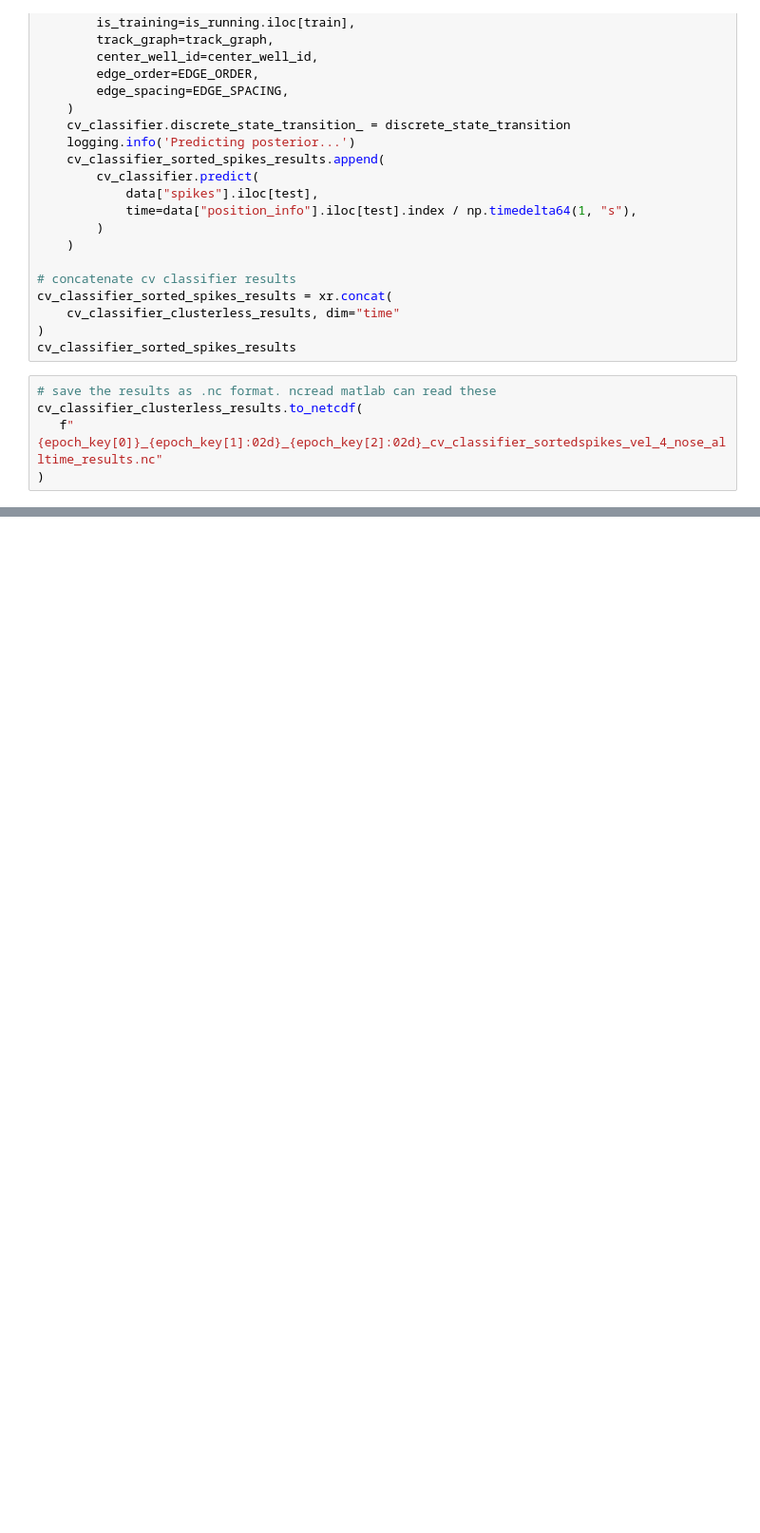
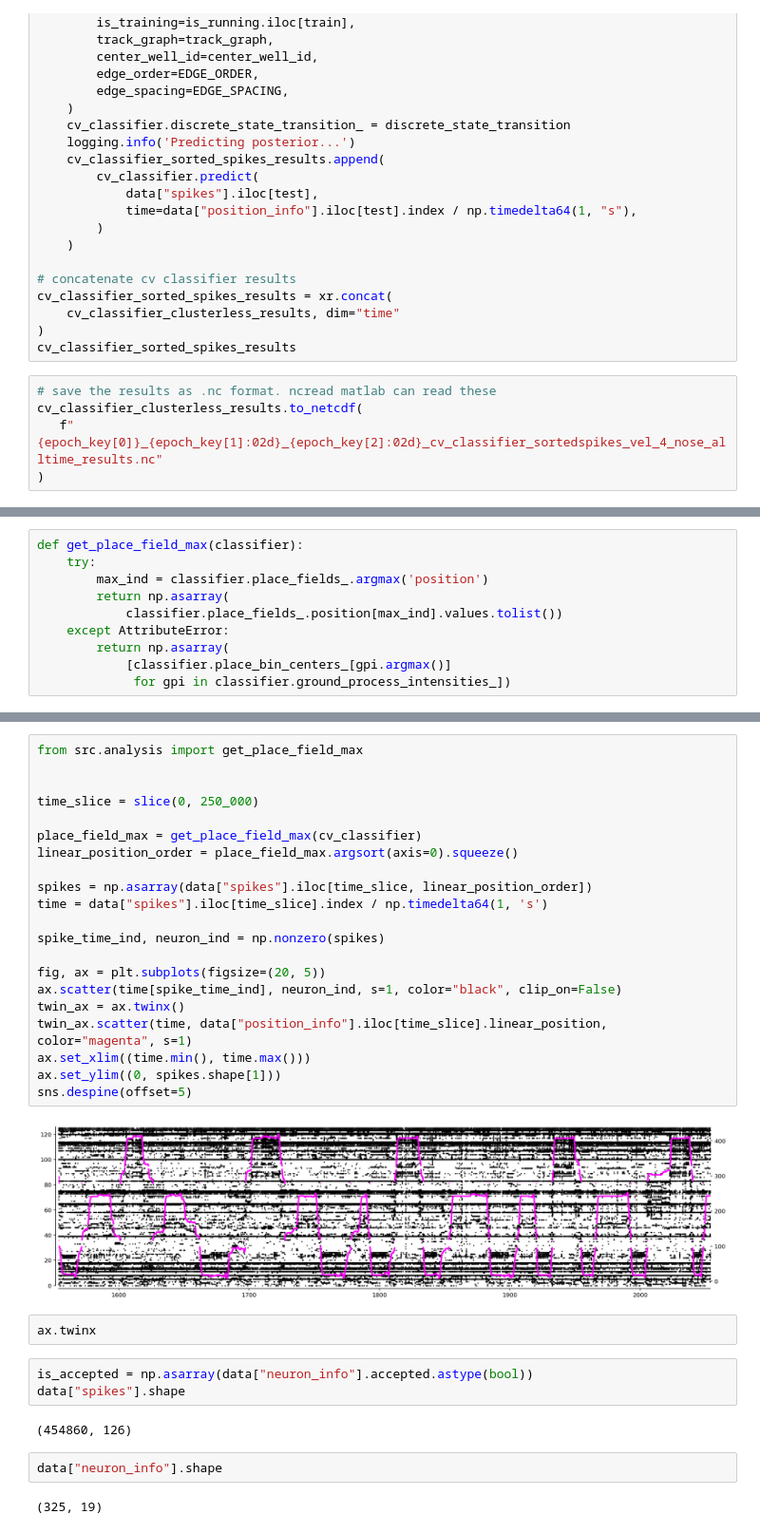
Before and after one commit to edeno/pose_analysis, a Jupyter notebook: notebooks/2020_08_10_SortedSpikesClassifier.ipynb, the cells around one changed output, grey strips where cells are left out. Shown at 95% size. Saved outputs shown, nothing was run; the diff lists cells and outputs as text; blank space fills up the shorter version.

```diff
--- a/notebooks/2020_08_10_SortedSpikesClassifier.ipynb
+++ b/notebooks/2020_08_10_SortedSpikesClassifier.ipynb
@@ -108,0 +89,10 @@ cv_classifier_clusterless_results.to_netcdf(
+# %%
+def get_place_field_max(classifier):
+    try:
+        max_ind = classifier.place_fields_.argmax('position')
+        return np.asarray(
+            classifier.place_fields_.position[max_ind].values.tolist())
+    except AttributeError:
+        return np.asarray(
+            [classifier.place_bin_centers_[gpi.argmax()]
+             for gpi in classifier.ground_process_intensities_])
@@ -108,0 +179,34 @@ cv_classifier_clusterless_results.to_netcdf(
+# %%
+from src.analysis import get_place_field_max
+
+
+time_slice = slice(0, 250_000)
+
+place_field_max = get_place_field_max(cv_classifier)
+linear_position_order = place_field_max.argsort(axis=0).squeeze()
+
+spikes = np.asarray(data["spikes"].iloc[time_slice, linear_position_order])
+time = data["spikes"].iloc[time_slice].index / np.timedelta64(1, 's')
+
+spike_time_ind, neuron_ind = np.nonzero(spikes)
+
+fig, ax = plt.subplots(figsize=(20, 5))
+ax.scatter(time[spike_time_ind], neuron_ind, s=1, color="black", clip_on=False)
+twin_ax = ax.twinx()
+twin_ax.scatter(time, data["position_info"].iloc[time_slice].linear_position, color="magenta", s=1)
+ax.set_xlim((time.min(), time.max()))
+ax.set_ylim((0, spikes.shape[1]))
+sns.despine(offset=5)
+# %% [output]
+[figure, added]
+# %%
+ax.twinx
+# %%
+is_accepted = np.asarray(data["neuron_info"].accepted.astype(bool))
+data["spikes"].shape
+# %% [output]
+(454860, 126)
+# %%
+data["neuron_info"].shape
+# %% [output]
+(325, 19)
```
Also changed, not shown: parts of 18 cells of this notebook, 5 other files.
